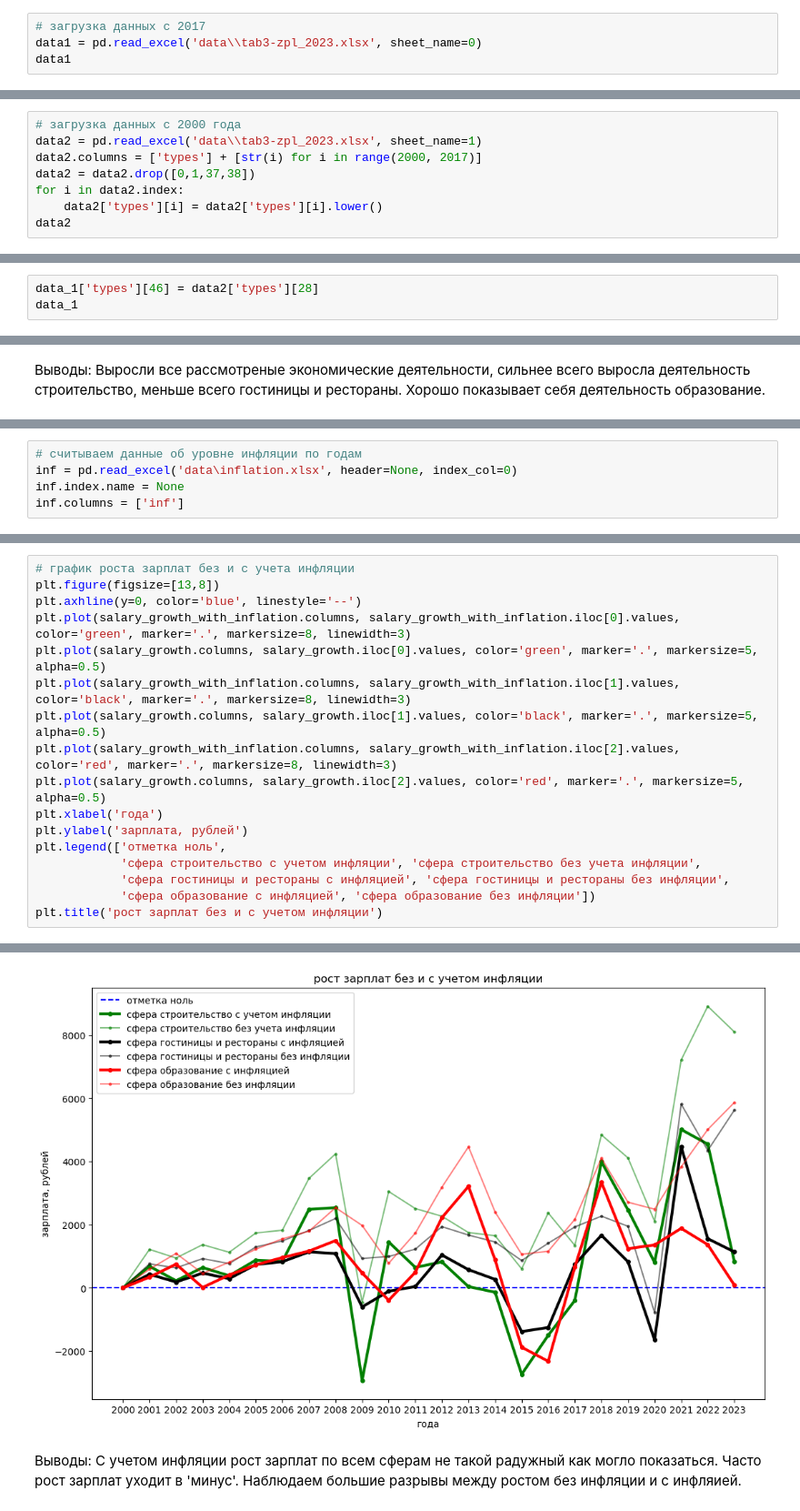
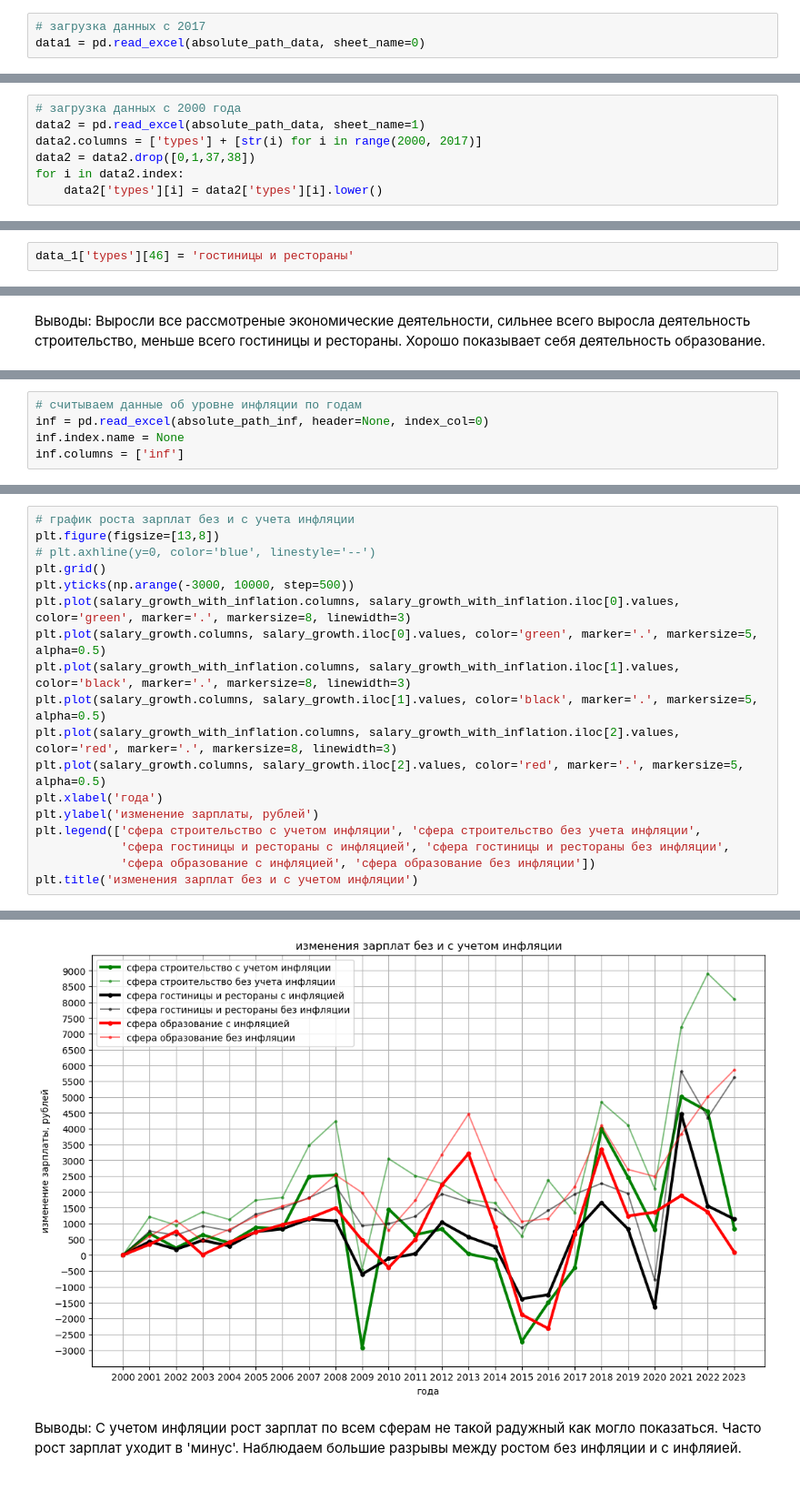
Before and after one commit to gosha22008/final_project_start_in_ds, a Jupyter notebook: test_analizys.ipynb, the cells around one changed output, grey strips where cells are left out. Shown at 91% size. Drawn from its saved outputs; the diff is of its cells as text.

```diff
--- a/test_analizys.ipynb
+++ b/test_analizys.ipynb
@@ -9,4 +10,3 @@ pd.__version__, sbn.__version__
 # %%
 # загрузка данных с 2017
-data1 = pd.read_excel('data\\tab3-zpl_2023.xlsx', sheet_name=0)
-data1
+data1 = pd.read_excel(absolute_path_data, sheet_name=0)
@@ -64,11 +28,10 @@ See the caveats in the documentation: https://pandas.pydata.org/pandas-docs/stab
 # %%
 # загрузка данных с 2000 года
-data2 = pd.read_excel('data\\tab3-zpl_2023.xlsx', sheet_name=1)
+data2 = pd.read_excel(absolute_path_data, sheet_name=1)
 data2.columns = ['types'] + [str(i) for i in range(2000, 2017)]
 data2 = data2.drop([0,1,37,38])
 for i in data2.index:
     data2['types'][i] = data2['types'][i].lower()
-data2
 # %% [output]
 A value is trying to be set on a copy of a slice from a DataFrame
 
@@ -95,8 +41,7 @@ See the caveats in the documentation: https://pandas.pydata.org/pandas-docs/stab
 # выбираю интересующие сферы
 data_1 = data1.loc[[43,46,54]]
 # %%
-data_1['types'][46] = data2['types'][28]
-data_1
+data_1['types'][46] = 'гостиницы и рестораны'
 # %% [output]
 A value is trying to be set on a copy of a slice from a DataFrame
 
@@ -198,6 +100,6 @@ plt.legend(salaries.index)
 # %%
 # считываем данные об уровне инфляции по годам
-inf = pd.read_excel('data\inflation.xlsx', header=None, index_col=0)
+inf = pd.read_excel(absolute_path_inf, header=None, index_col=0)
 inf.index.name = None
 inf.columns = ['inf']
 # %%
@@ -274,7 +286,9 @@ plt.legend(['отметка ноль','строительство','гостин
 # %%
 # график роста зарплат без и с учета инфляции
 plt.figure(figsize=[13,8])
-plt.axhline(y=0, color='blue', linestyle='--')
+# plt.axhline(y=0, color='blue', linestyle='--')
+plt.grid()
+plt.yticks(np.arange(-3000, 10000, step=500))
 plt.plot(salary_growth_with_inflation.columns, salary_growth_with_inflation.iloc[0].values, color='green', marker='.', markersize=8, linewidth=3)
 plt.plot(salary_growth.columns, salary_growth.iloc[0].values, color='green', marker='.', markersize=5, alpha=0.5)
 plt.plot(salary_growth_with_inflation.columns, salary_growth_with_inflation.iloc[1].values, color='black', marker='.', markersize=8, linewidth=3)
@@ -282,10 +296,9 @@ plt.plot(salary_growth.columns, salary_growth.iloc[1].values, color='black', mar
 plt.plot(salary_growth_with_inflation.columns, salary_growth_with_inflation.iloc[2].values, color='red', marker='.', markersize=8, linewidth=3)
 plt.plot(salary_growth.columns, salary_growth.iloc[2].values, color='red', marker='.', markersize=5, alpha=0.5)
 plt.xlabel('года')
-plt.ylabel('зарплата, рублей')
-plt.legend(['отметка ноль',
-            'сфера строительство с учетом инфляции', 'сфера строительство без учета инфляции',
+plt.ylabel('изменение зарплаты, рублей')
+plt.legend(['сфера строительство с учетом инфляции', 'сфера строительство без учета инфляции',
             'сфера гостиницы и рестораны с инфляцией', 'сфера гостиницы и рестораны без инфляции',
             'сфера образование с инфляцией', 'сфера образование без инфляции'])
-plt.title('рост зарплат без и с учетом инфляции')
+plt.title('изменения зарплат без и с учетом инфляции')
 # %% [output]
@@ -293,3 +306,3 @@ Text(0.5, 1.0, 'рост зарплат без и с учетом инфляци
-[figure, old version]
+[figure, new version]
 # %% [markdown]
 Выводы: С учетом инфляции рост зарплат по всем сферам не такой радужный как могло показаться. Часто рост зарплат уходит в 'минус'. Наблюдаем большие разрывы между ростом без инфляции и с инфляией.
```
Also changed, not shown: parts of 23 cells of this notebook, 3 other files.
